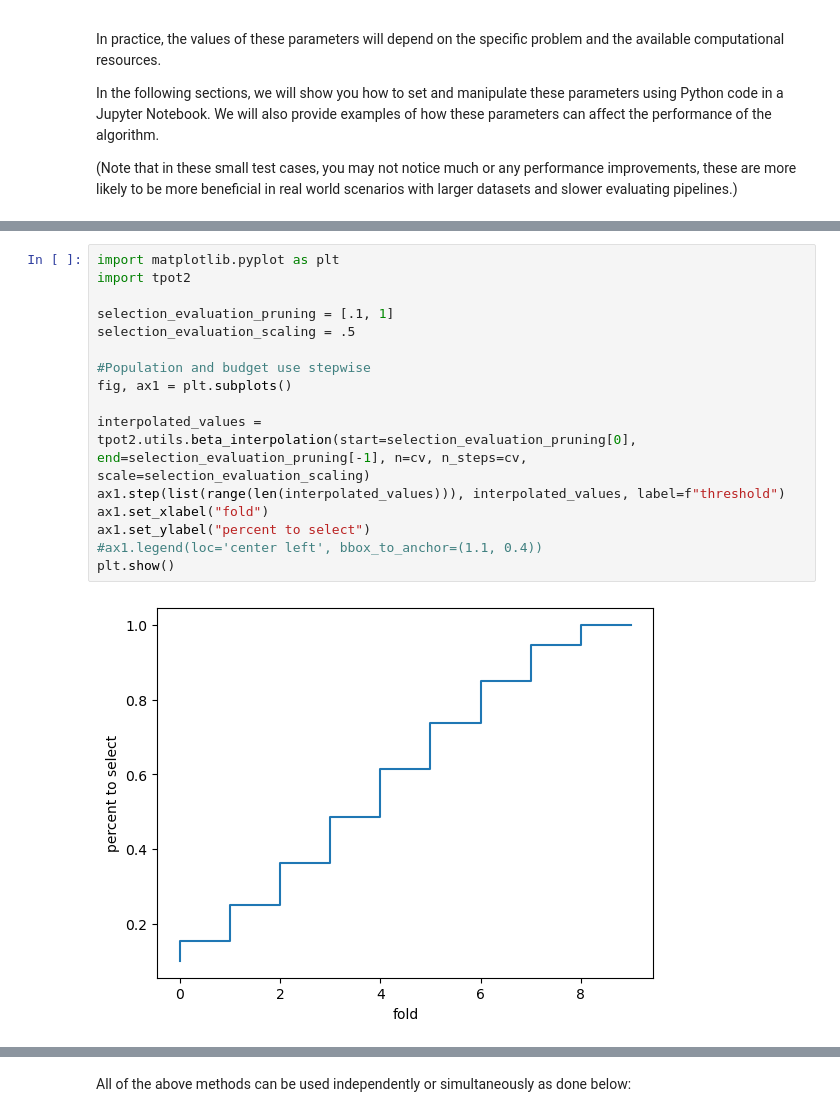
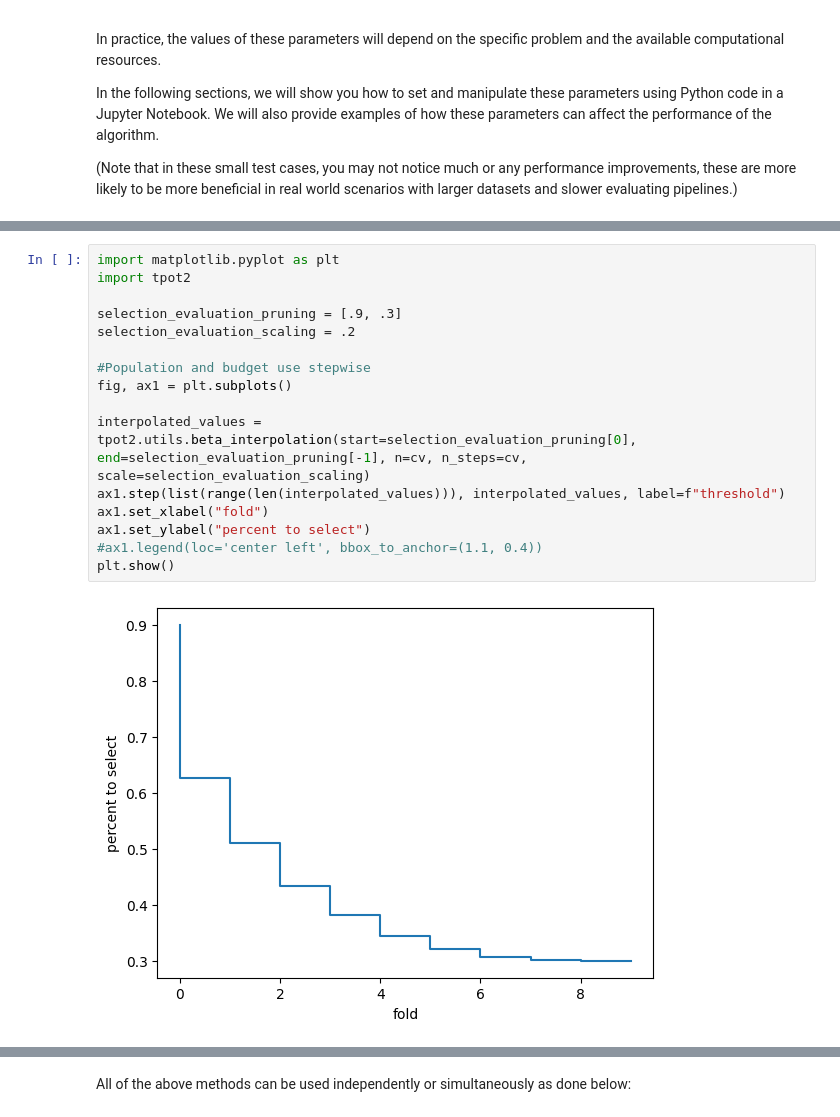
Before and after one commit to EpistasisLab/tpot, a Jupyter notebook: Tutorial/8_SH_and_cv_early_pruning.ipynb, the cells around one changed output, grey strips where cells are left out. Cells and saved outputs as stored; diff of their text form.

```diff
--- a/Tutorial/8_SH_and_cv_early_pruning.ipynb
+++ b/Tutorial/8_SH_and_cv_early_pruning.ipynb
@@ -189,19 +308,19 @@ print(f"total time: {time.time()-start}")
 # %%
 import matplotlib.pyplot as plt
 import tpot2
 
-selection_evaluation_pruning = [.1, 1]
-selection_evaluation_scaling = .5
+selection_evaluation_pruning = [.9, .3]
+selection_evaluation_scaling = .2
 
 #Population and budget use stepwise
 fig, ax1 = plt.subplots()
 
 interpolated_values = tpot2.utils.beta_interpolation(start=selection_evaluation_pruning[0], end=selection_evaluation_pruning[-1], n=cv, n_steps=cv, scale=selection_evaluation_scaling)
 ax1.step(list(range(len(interpolated_values))), interpolated_values, label=f"threshold")
 ax1.set_xlabel("fold")
 ax1.set_ylabel("percent to select")
 #ax1.legend(loc='center left', bbox_to_anchor=(1.1, 0.4))
 plt.show()
 # %% [output]
-[figure, old version]
+[figure, new version]
 # %%
```
Also changed, not shown: parts of 12 cells of this notebook.
